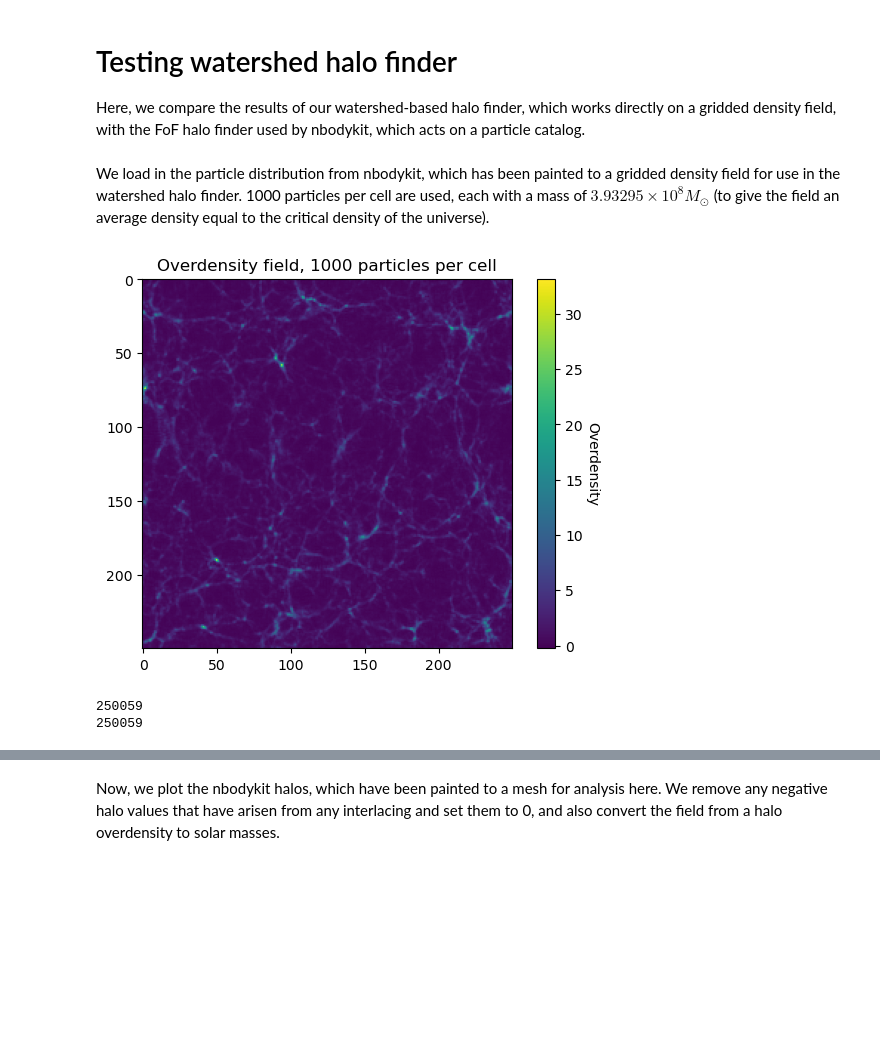
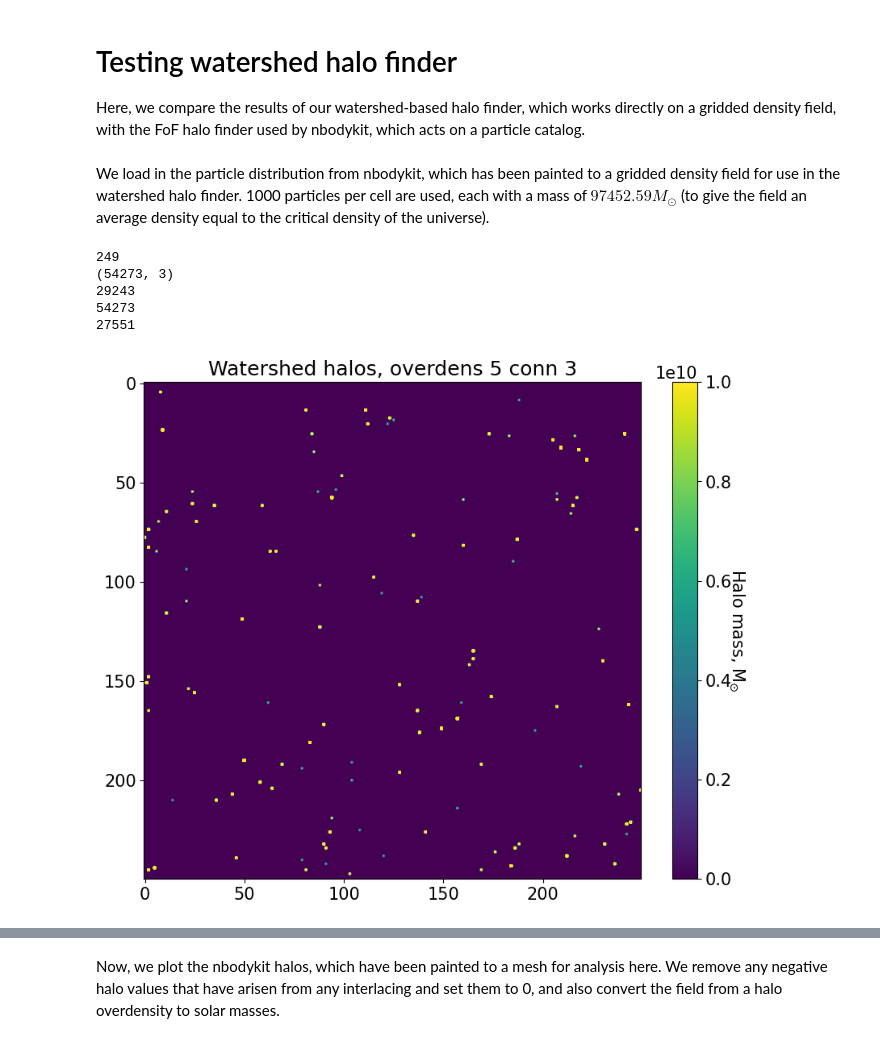
Before and after one commit to raxquax123/postEoR, a Jupyter notebook: halo_testing.ipynb, the cells around one changed output, grey strips where cells are left out. Saved outputs shown, nothing was run; the diff lists cells and outputs as text; code cells hidden in the pictures; blank space fills up the shorter version.

```diff
--- a/halo_testing.ipynb
+++ b/halo_testing.ipynb
@@ -10,6 +10,6 @@ import matplotlib.pyplot as plt
 from hmf import MassFunction
 # %% [markdown]
 We load in the particle distribution from nbodykit, which has been painted to a gridded density field for use in the watershed halo finder.
-1000 particles per cell are used, each with a mass of $3.93295\times 10^8 M_{\odot}$ (to give the field an average density equal to the critical density of the universe).
+1000 particles per cell are used, each with a mass of $97452.59 M_{\odot}$ (to give the field an average density equal to the critical density of the universe).
 # %%
 dens = hkl.load("nbody_dens_1000_particles_per_cell.hkl")
@@ -16,13 +19,47 @@ dens = hkl.load("nbody_dens_1000_particles_per_cell.hkl")
+# %%
+hlittle = 67.66 / 100
+bl_halos = 97452590.3969895 * 250**3 / hlittle**2
+ws_halos = hkl.load("alt_watershed_halos_overdens5_conn3.hkl")
+nb_halo_mass = hkl.load("halo_masses_nmin5.hkl")
+nb_halo_pos = hkl.load("halo_positions_nmin5.hkl")
+
+nb_halo_pos[nb_halo_pos==250] = 249
+print(np.max(nb_halo_pos))
+
+nb_halo_field = np.zeros([250, 250, 250])
+print(np.shape(nb_halo_pos))
+
+for i in range(np.shape(nb_halo_pos)[0]):
+    coord = nb_halo_pos[i]
+    nb_halo_field[coord[0], coord[1], coord[2]] += nb_halo_mass[i]
+
+# normalising to the expected total mass of the comoving box
+ws_halos *= np.sum(bl_halos) / np.sum(ws_halos)
+nb_halo_field *= np.sum(bl_halos) / np.sum(nb_halo_field)
+
+"""nb_halo_field[nb_halo_field < 1e11] = 0
+ws_halos[ws_halos < 1e11] = 0"""
+
+"""nb_halo_field[nb_halo_field > 1e13] = 0
+ws_halos[ws_halos > 1e13] = 0"""
+
+
+print(np.count_nonzero(nb_halo_field))
+print(np.count_nonzero(nb_halo_mass)) # check how many nb halos have been combined into one due to gridding
+print(np.count_nonzero(ws_halos))
+# %% [output]
+249
+(54273, 3)
+29243
+54273
+27551
 # %%
-plt.imshow(dens[:, :, 10])
-plt.title("Overdensity field, 1000 particles per cell")
+plt.rcParams['figure.figsize'] = [10, 8]
+
+
+plt.imshow(ws_halos[:, :, 10], vmax=1e10)
+plt.title("Watershed halos, overdens 5 conn 3")
 cbar = plt.colorbar()
-cbar.set_label("Overdensity", rotation=270, labelpad = 12)
+cbar.set_label("Halo mass, M$_{\odot}$", rotation=270, labelpad = 12)
 # %% [output]
-[figure, old version]
+[figure, new version]
-# %%
-halos = tools.find_halos_watershed(dens, box_len=50, HII_dim=250)
-hkl.dump(halos, "watershed_halos_1000.hkl", mode="w")
-# %% [output]
-250059
-250059
```
Also changed, not shown: parts of 14 cells of this notebook, 7 other files.
